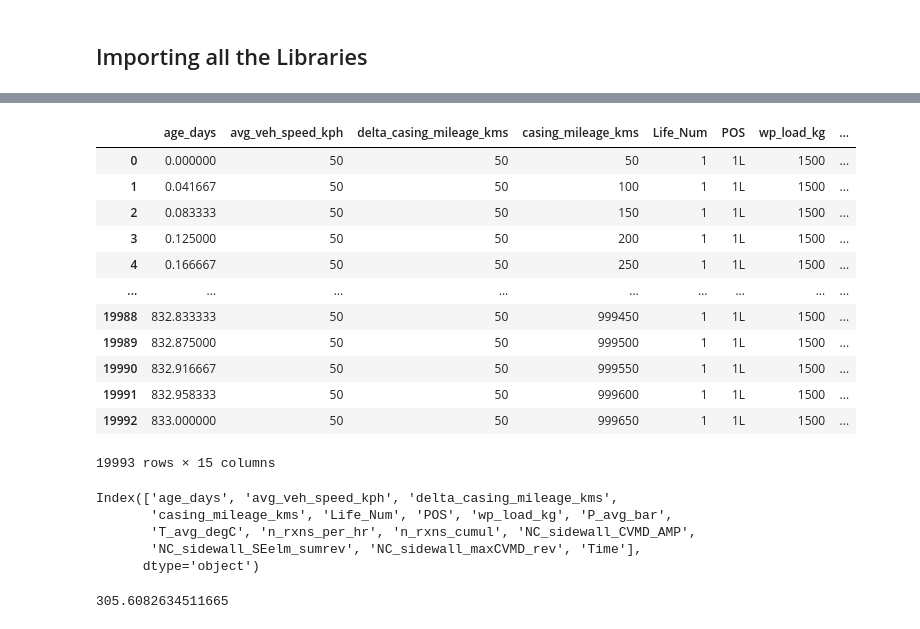
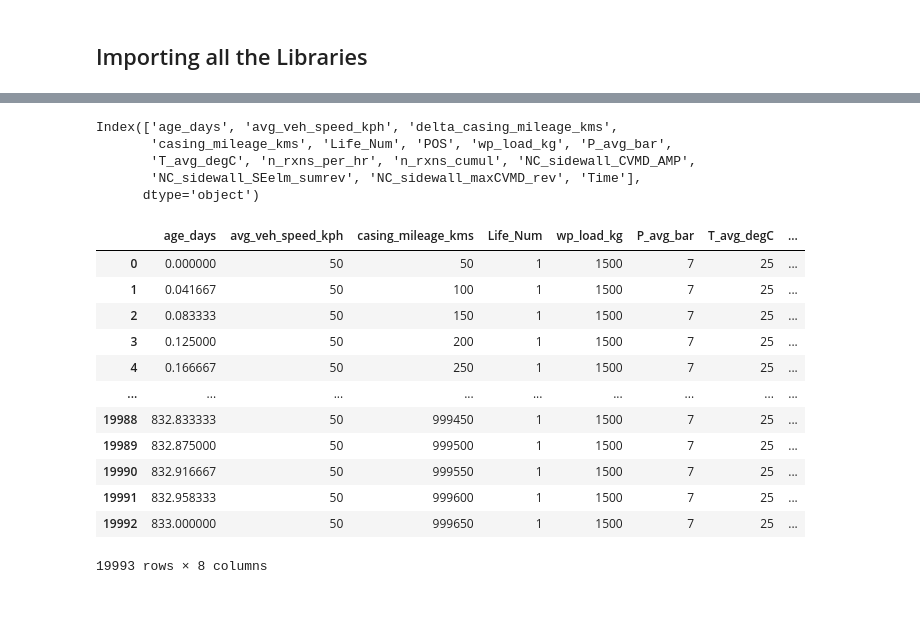
Before and after one commit to Vispikarkaria/Transformer-Based-Tire-Life-Digital-Twin, a Jupyter notebook: Tire_Life_Predictor_Transformer_Optimization.ipynb, the cells around one changed output, grey strips where cells are left out. Cells and saved outputs as stored; diff of their text form; code cells hidden in the pictures.

```diff
--- a/Tire_Life_Predictor_Transformer_Optimization.ipynb
+++ b/Tire_Life_Predictor_Transformer_Optimization.ipynb
@@ -45,6 +105,0 @@ The autoreload extension is already loaded. To reload it, use:
-# %%
-import pandas as pd
-
-data = pd.read_csv("/home/vnk3019/Gaussian_Reduced_Data.csv")
-df = data
-df = df.dropna()
@@ -185,22 +238,6 @@ def repartition_static_load(total_load, WP = '1L',mount_type = 'dual'):
         if mount_type == 'xone':
             wp_load = 2*wp_load
     return wp_load
-# %%
-test_df
-# %% [output]
-|  | age_days | avg_veh_speed_kph | delta_casing_mileage_kms | casing_mileage_kms | Life_Num | POS | wp_load_kg | ... |
-| 0 | 0.000000 | 50 | 50 | 50 | 1 | 1L | 1500 | ... |
-| 1 | 0.041667 | 50 | 50 | 100 | 1 | 1L | 1500 | ... |
-| 2 | 0.083333 | 50 | 50 | 150 | 1 | 1L | 1500 | ... |
-| 3 | 0.125000 | 50 | 50 | 200 | 1 | 1L | 1500 | ... |
-| 4 | 0.166667 | 50 | 50 | 250 | 1 | 1L | 1500 | ... |
-| ... | ... | ... | ... | ... | ... | ... | ... | ... |
-| 19988 | 832.833333 | 50 | 50 | 999450 | 1 | 1L | 1500 | ... |
-| 19989 | 832.875000 | 50 | 50 | 999500 | 1 | 1L | 1500 | ... |
-| 19990 | 832.916667 | 50 | 50 | 999550 | 1 | 1L | 1500 | ... |
-| 19991 | 832.958333 | 50 | 50 | 999600 | 1 | 1L | 1500 | ... |
-| 19992 | 833.000000 | 50 | 50 | 999650 | 1 | 1L | 1500 | ... |
-19993 rows × 15 columns
 # %%
 test_df.columns
 # %% [output]
@@ -212,10 +249,23 @@ Index(['age_days', 'avg_veh_speed_kph', 'delta_casing_mileage_kms',
 # %%
 tire_data = test_df[['age_days', 'avg_veh_speed_kph',
        'casing_mileage_kms', 'Life_Num', 'wp_load_kg', 'P_avg_bar',
-       'T_avg_degC', 'n_rxns_cumul',
-       'NC_sidewall_CVMD_AMP', 'NC_sidewall_SEelm_sumrev',
-       'NC_sidewall_maxCVMD_rev']]
+       'T_avg_degC', 'n_rxns_cumul']]
+tire_data['P_avg_bar'] = 7
+tire_data['T_avg_degC'] = 25
+
+
+tire_data
+# %% [output]
+|  | age_days | avg_veh_speed_kph | casing_mileage_kms | Life_Num | wp_load_kg | P_avg_bar | T_avg_degC | ... |
+| 0 | 0.000000 | 50 | 50 | 1 | 1500 | 7 | 25 | ... |
+| 1 | 0.041667 | 50 | 100 | 1 | 1500 | 7 | 25 | ... |
+| 2 | 0.083333 | 50 | 150 | 1 | 1500 | 7 | 25 | ... |
+| 3 | 0.125000 | 50 | 200 | 1 | 1500 | 7 | 25 | ... |
+| 4 | 0.166667 | 50 | 250 | 1 | 1500 | 7 | 25 | ... |
+| ... | ... | ... | ... | ... | ... | ... | ... | ... |
+| 19988 | 832.833333 | 50 | 999450 | 1 | 1500 | 7 | 25 | ... |
+| 19989 | 832.875000 | 50 | 999500 | 1 | 1500 | 7 | 25 | ... |
+| 19990 | 832.916667 | 50 | 999550 | 1 | 1500 | 7 | 25 | ... |
+| 19991 | 832.958333 | 50 | 999600 | 1 | 1500 | 7 | 25 | ... |
+| 19992 | 833.000000 | 50 | 999650 | 1 | 1500 | 7 | 25 | ... |
+19993 rows × 8 columns
-# %%
-repartition_static_load(3000, WP = '2L',mount_type = 'xone')
-# %% [output]
-305.6082634511665
```
Also changed, not shown: parts of 21 cells of this notebook.
